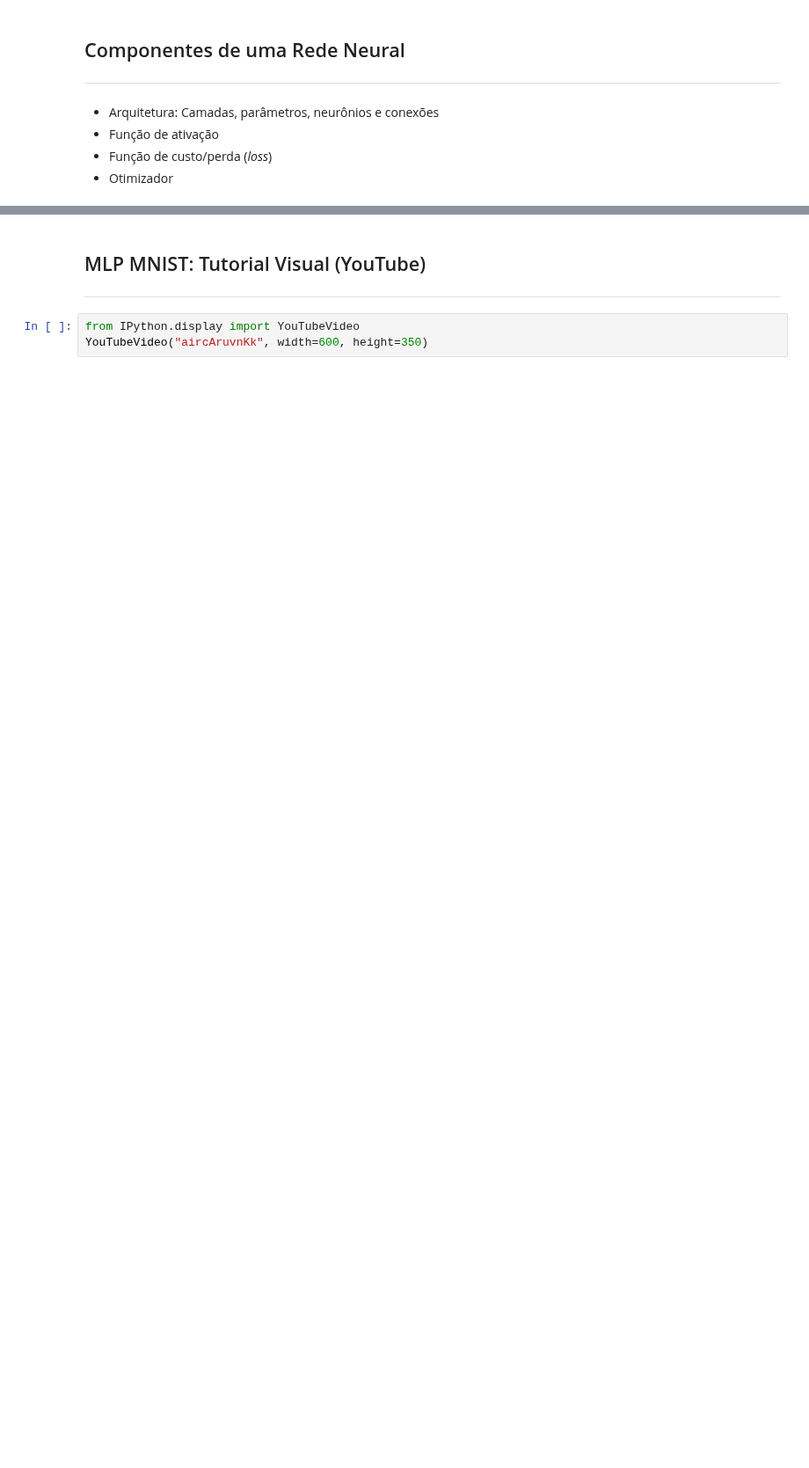
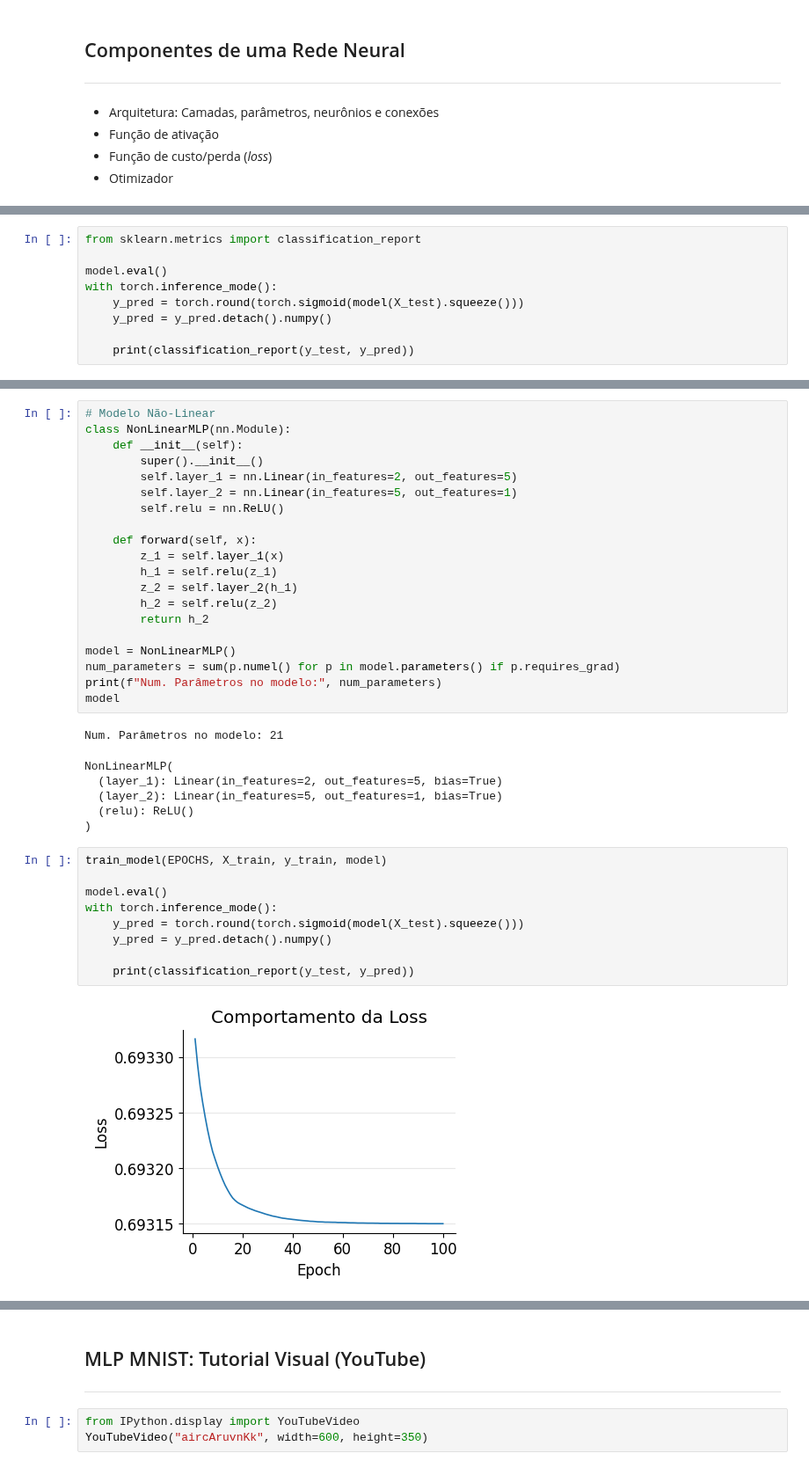
Before and after one commit to denmartins/denmartins.github.io, a Jupyter notebook: files/lectures/2025/VC/VC-Redes-Neurais-MNIST-Notebook.ipynb, the cells around one changed output, grey strips where cells are left out. Shown at 88% size. Saved outputs shown, nothing was run; the diff lists cells and outputs as text; blank space fills up the shorter version.

```diff
--- a/files/lectures/2025/VC/VC-Redes-Neurais-MNIST-Notebook.ipynb
+++ b/files/lectures/2025/VC/VC-Redes-Neurais-MNIST-Notebook.ipynb
@@ -571,0 +757,9 @@ Vamos construir e treinar uma MLP para classificar imagens de dígitos escritos
+# %%
+from sklearn.metrics import classification_report
+
+model.eval()
+with torch.inference_mode():
+    y_pred = torch.round(torch.sigmoid(model(X_test).squeeze()))
+    y_pred = y_pred.detach().numpy()
+
+    print(classification_report(y_test, y_pred))
@@ -571,0 +775,38 @@ Vamos construir e treinar uma MLP para classificar imagens de dígitos escritos
+# %%
+# Modelo Não-Linear
+class NonLinearMLP(nn.Module):
+    def __init__(self):
+        super().__init__()
+        self.layer_1 = nn.Linear(in_features=2, out_features=5)
+        self.layer_2 = nn.Linear(in_features=5, out_features=1)
+        self.relu = nn.ReLU()
+
+    def forward(self, x):
+        z_1 = self.layer_1(x)
+        h_1 = self.relu(z_1)
+        z_2 = self.layer_2(h_1)
+        h_2 = self.relu(z_2)
+        return h_2
+
+model = NonLinearMLP()
+num_parameters = sum(p.numel() for p in model.parameters() if p.requires_grad)
+print(f"Num. Parâmetros no modelo:", num_parameters)
+model
+# %% [output]
+Num. Parâmetros no modelo: 21
+NonLinearMLP(
+  (layer_1): Linear(in_features=2, out_features=5, bias=True)
+  (layer_2): Linear(in_features=5, out_features=1, bias=True)
+  (relu): ReLU()
+)
+# %%
+train_model(EPOCHS, X_train, y_train, model)
+
+model.eval()
+with torch.inference_mode():
+    y_pred = torch.round(torch.sigmoid(model(X_test).squeeze()))
+    y_pred = y_pred.detach().numpy()
+
+    print(classification_report(y_test, y_pred))
+# %% [output]
+[figure, added]
```
Also changed, not shown: parts of 30 cells of this notebook, 1 other file.
